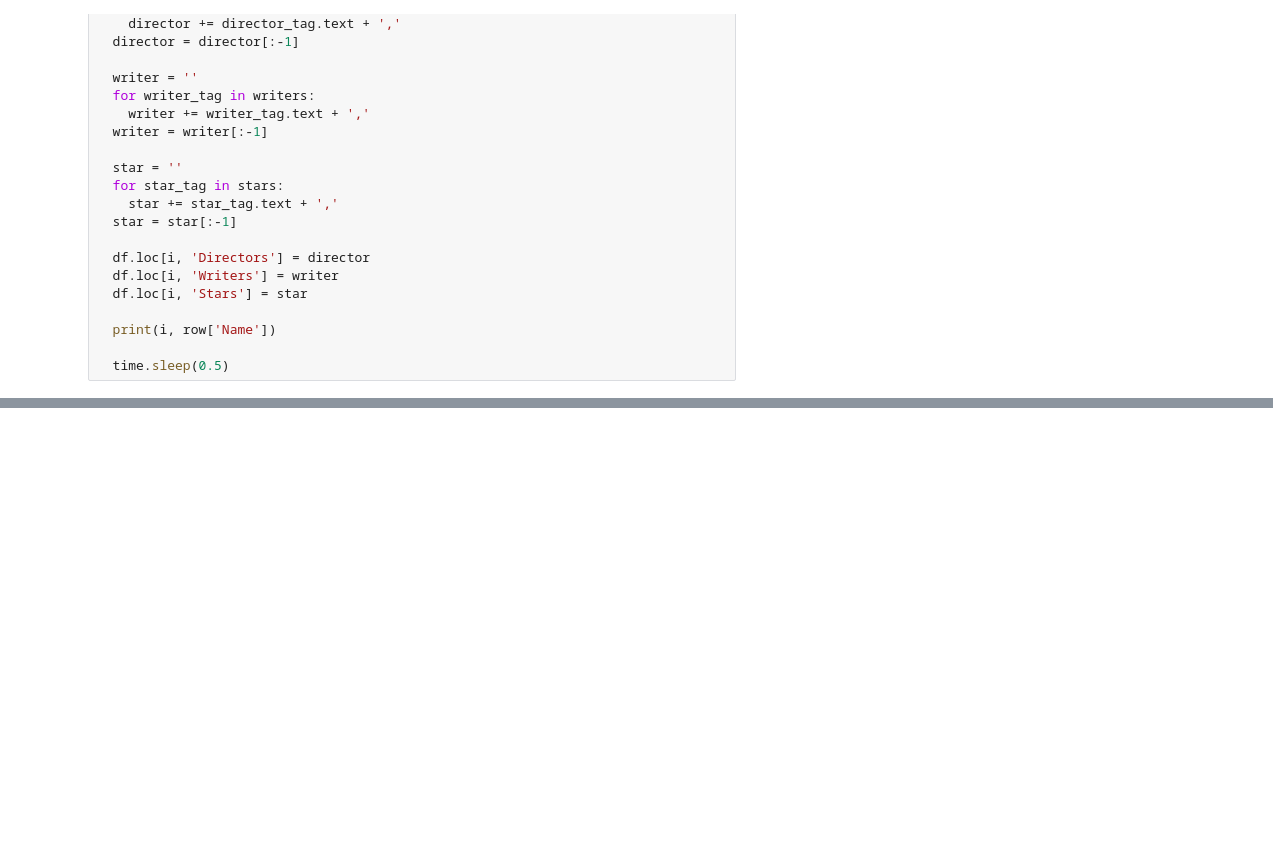
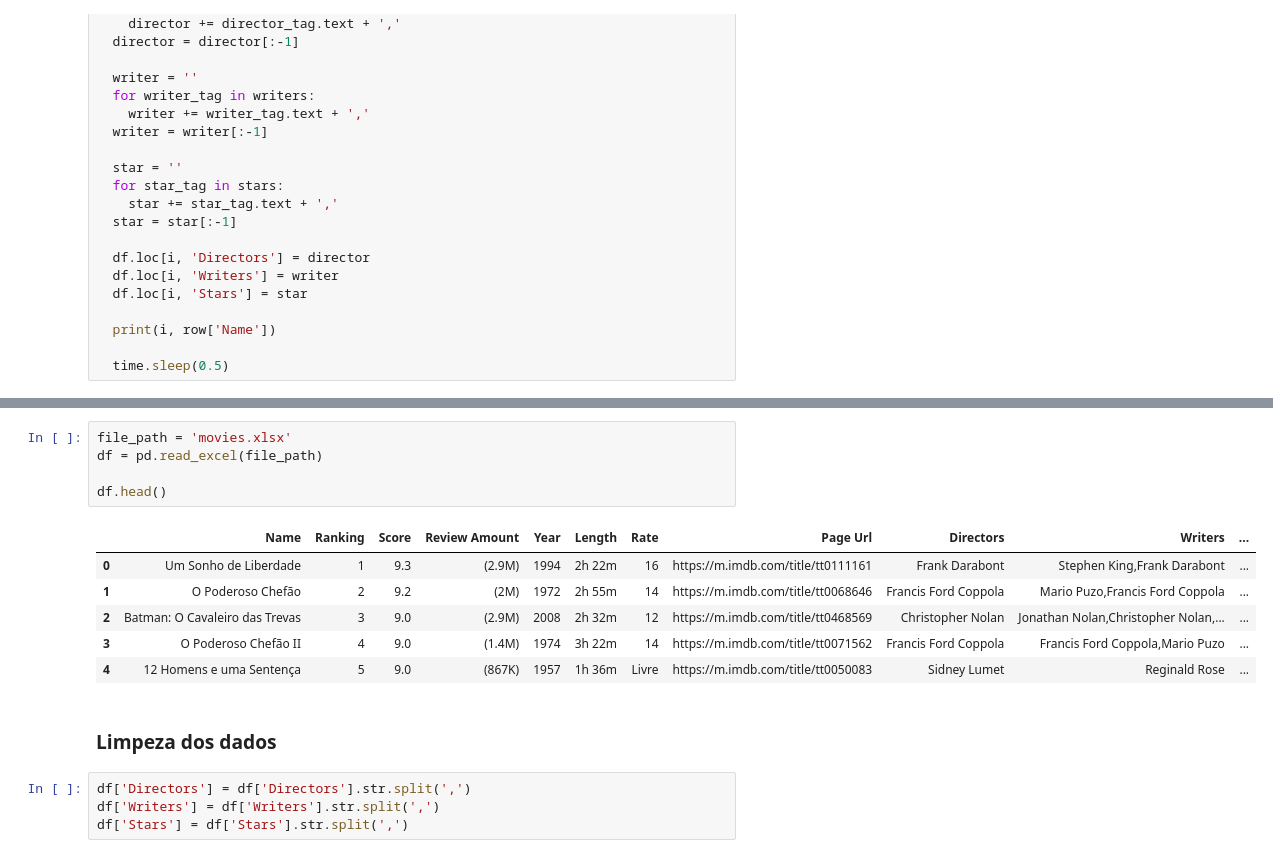
Before and after one commit to Bielfer/analise-dados-insper, a Jupyter notebook: aps.ipynb, the cells around one changed output, grey strips where cells are left out. Saved outputs shown, nothing was run; the diff lists cells and outputs as text; blank space fills up the shorter version.

```diff
--- a/aps.ipynb
+++ b/aps.ipynb
@@ -72,0 +97,18 @@ df.to_excel('movies.xlsx')
+# %%
+file_path = 'movies.xlsx'
+df = pd.read_excel(file_path)
+
+df.head()
+# %% [output]
+|  | Name | Ranking | Score | Review Amount | Year | Length | Rate | Page Url | Directors | Writers | ... |
+| 0 | Um Sonho de Liberdade | 1 | 9.3 | (2.9M) | 1994 | 2h 22m | 16 | https://m.imdb.com/title/tt0111161 | Frank Darabont | Stephen King,Frank Darabont | ... |
+| 1 | O Poderoso Chefão | 2 | 9.2 | (2M) | 1972 | 2h 55m | 14 | https://m.imdb.com/title/tt0068646 | Francis Ford Coppola | Mario Puzo,Francis Ford Coppola | ... |
+| 2 | Batman: O Cavaleiro das Trevas | 3 | 9.0 | (2.9M) | 2008 | 2h 32m | 12 | https://m.imdb.com/title/tt0468569 | Christopher Nolan | Jonathan Nolan,Christopher Nolan,... | ... |
+| 3 | O Poderoso Chefão II | 4 | 9.0 | (1.4M) | 1974 | 3h 22m | 14 | https://m.imdb.com/title/tt0071562 | Francis Ford Coppola | Francis Ford Coppola,Mario Puzo | ... |
+| 4 | 12 Homens e uma Sentença | 5 | 9.0 | (867K) | 1957 | 1h 36m | Livre | https://m.imdb.com/title/tt0050083 | Sidney Lumet | Reginald Rose | ... |
+# %% [markdown]
+### Limpeza dos dados
+# %%
+df['Directors'] = df['Directors'].str.split(',')
+df['Writers'] = df['Writers'].str.split(',')
+df['Stars'] = df['Stars'].str.split(',')
```
Also changed, not shown: parts of 23 cells of this notebook, 1 other file.
